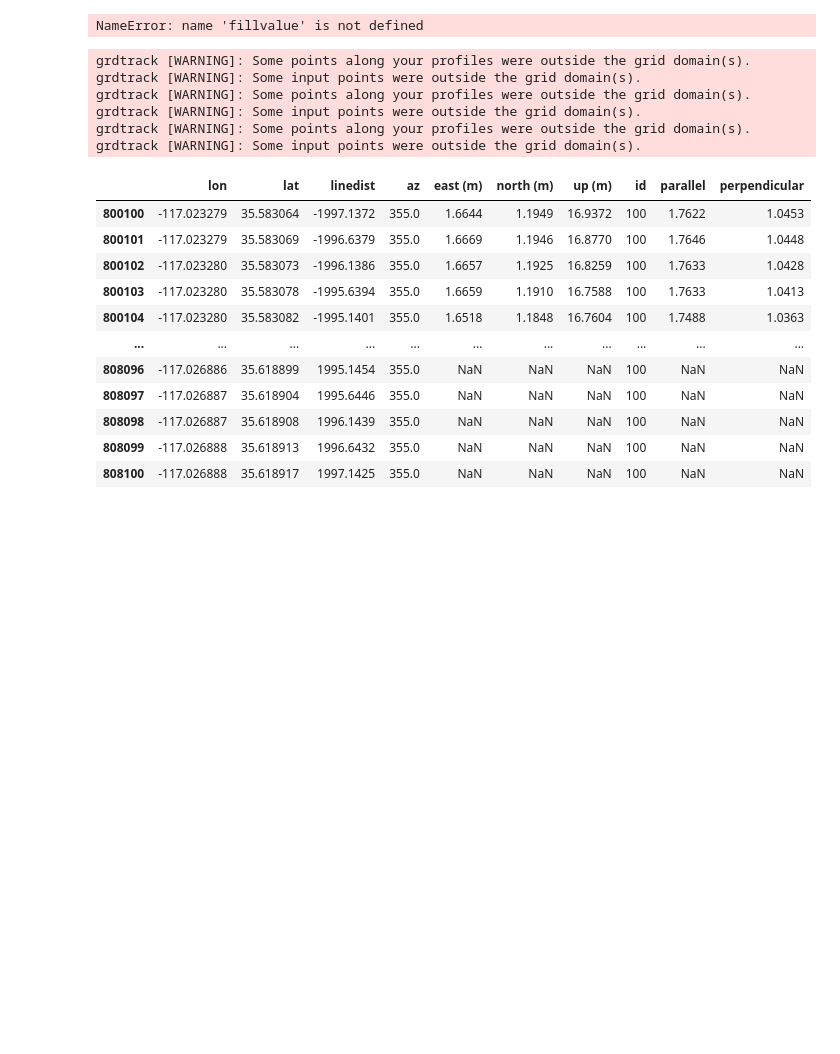
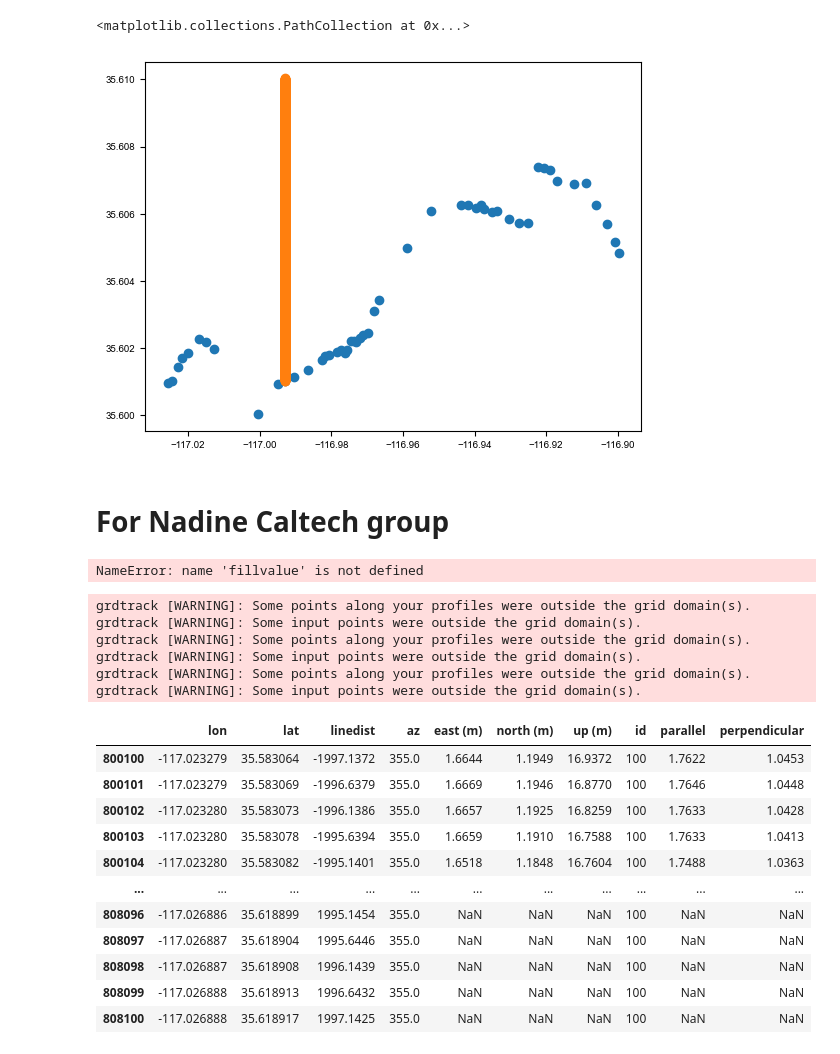
Before and after one commit to cehanagan/ImageryResources, a Jupyter notebook: Notebooks/GarlockProfileExtraction.ipynb, the cells around one changed output. Drawn from its saved outputs; the diff is of its cells as text; code cells hidden in the pictures; blank space fills up the shorter version.

```diff
--- a/Notebooks/GarlockProfileExtraction.ipynb
+++ b/Notebooks/GarlockProfileExtraction.ipynb
@@ -47,0 +141,6 @@ fltpts = tracedf[['Lon','Lat']].values
+# %%
+plt.scatter(tracedf.Lon,tracedf.Lat)
+plt.scatter(tracks['Ortho']['EW'][0][tracks['Ortho']['EW'][0].id == 0].lon,tracks['Ortho']['EW'][0][tracks['Ortho']['EW'][0].id == 0].lat)
+# %% [output]
+<matplotlib.collections.PathCollection at 0x...>
+[figure, added]
@@ -48,3 +166,5 @@ fltpts = tracedf[['Lon','Lat']].values
+# %% [markdown]
+# For Nadine Caltech group
 # %%
 imlist = [folder+'EWDispStackedEPSG4326.tif',
           folder+'NSDispStackedEPSG4326.tif',
```
Also changed, not shown: parts of 10 cells of this notebook, 3 other files.
